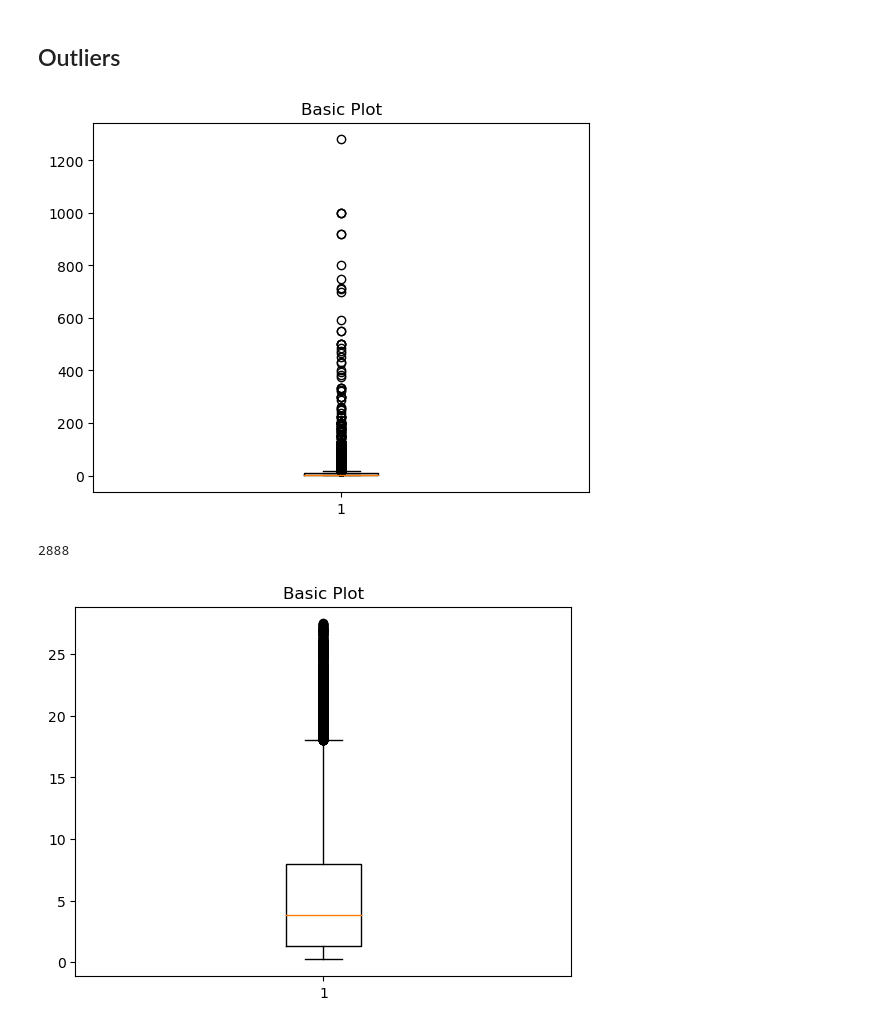
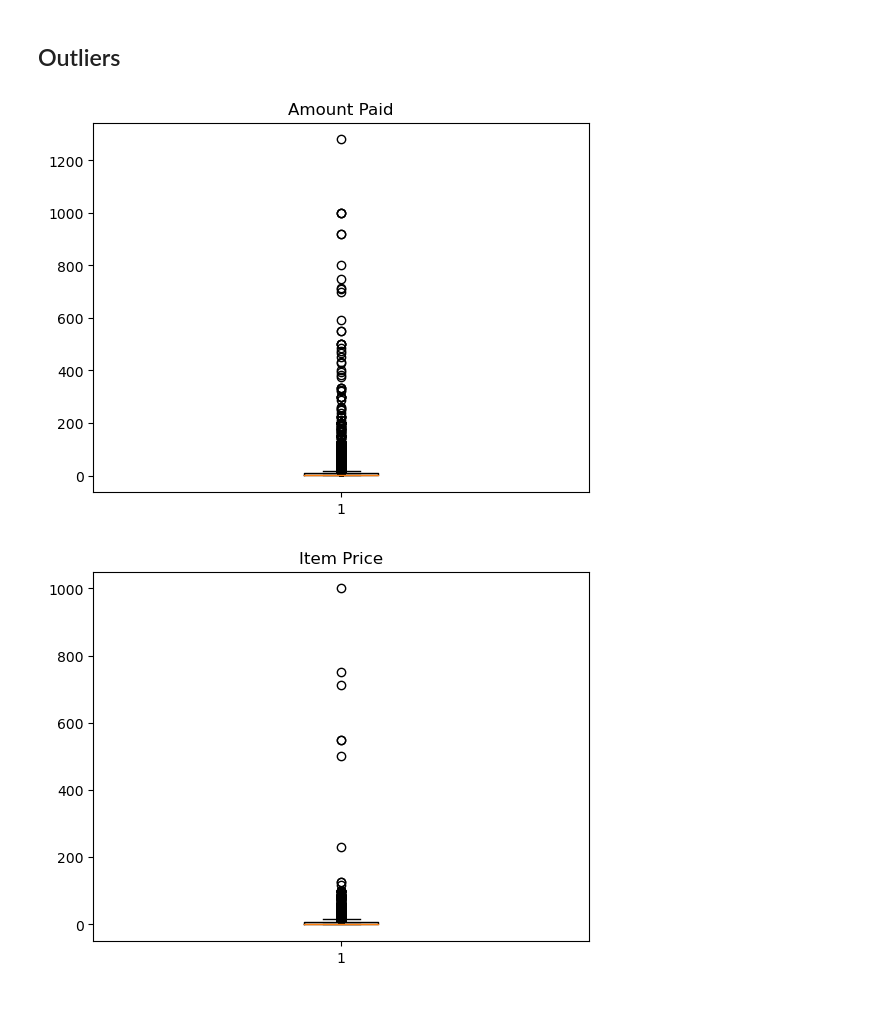
Before and after one commit to Maevezw/Master-Thesis, a Jupyter notebook: Data cleaning and preprocessing.ipynb, the cells around one changed output. Drawn from its saved outputs; the diff is of its cells as text; code cells hidden in the pictures.

```diff
--- a/Data cleaning and preprocessing.ipynb
+++ b/Data cleaning and preprocessing.ipynb
@@ -243,0 +282,3 @@ df_c = df_c.drop(['keywords', 'keyword_lst'], axis = 1)
+# %%
+df = df.drop('amount_paid', axis = 1)
+df.head()
@@ -243,0 +294,5 @@ df_c = df_c.drop(['keywords', 'keyword_lst'], axis = 1)
+# %%
+utc_datetime = [datetime.datetime.utcfromtimestamp(x) for x in df['utc_date']]
+day = [y.strftime('%w') for y in utc_datetime] #0 for sunday through 6 for saturday
+df['day'] = day
+df.head()
@@ -243,0 +317,5 @@ df_c = df_c.drop(['keywords', 'keyword_lst'], axis = 1)
+# %%
+day_day = [y.strftime('%a/%d') for y in utc_datetime]
+fridays = ['Fri/01', 'Fri/02', 'Fri/03', 'Fri/04', 'Fri/05', 'Fri/06', 'Fri/07']
+BC_fridays = [1 if day in fridays else 0 for day in day_day]
+df['BC_friday'] = BC_fridays
@@ -244,2 +331,2 @@ df_c = df_c.drop(['keywords', 'keyword_lst'], axis = 1)
 # %%
-df_c = df_c.drop('@type', axis = 1)
+df = df.drop('utc_date', axis = 1)
@@ -361,14 +369,8 @@ df_c = df_c[df_c['Genre'].notna()]
 # %%
-amount_paid = df_c['amount_paid_usd'].values.tolist()
+amount_paid = df['amount_paid_usd'].values.tolist()
 fig2, ax2 = plt.subplots()
-ax2.set_title('Basic Plot')
+ax2.set_title('Amount Paid')
 ax2.boxplot(amount_paid)
 plt.savefig('boxplot_amount_paid_outliers.png', bbox_inches='tight', dpi=150)
 # %% [output]
-[figure, old version]
+[figure, new version]
-# %%
-upper = np.mean(amount_paid) + 3 * np.std(amount_paid)
-amount_paid_much = [x for x in amount_paid if x > upper]
-len(amount_paid_much)
-# %% [output]
-2888
@@ -378,8 +377,8 @@ df_c = df_c[df_c['amount_paid_usd'] < upper]
 # %%
-amount_paid = df_c['amount_paid_usd'].values.tolist()
+item_price = df['item_price'].values.tolist()
 fig2, ax2 = plt.subplots()
-ax2.set_title('Basic Plot')
-ax2.boxplot(amount_paid)
-plt.savefig('boxplot_amount_paid.png', bbox_inches='tight', dpi=150)
+ax2.set_title('Item Price')
+ax2.boxplot(item_price)
+plt.savefig('boxplot_item_price_outliers.png', bbox_inches='tight', dpi=150)
 # %% [output]
-[figure, old version]
+[figure, new version]
```
Also changed, not shown: parts of 93 cells of this notebook.
